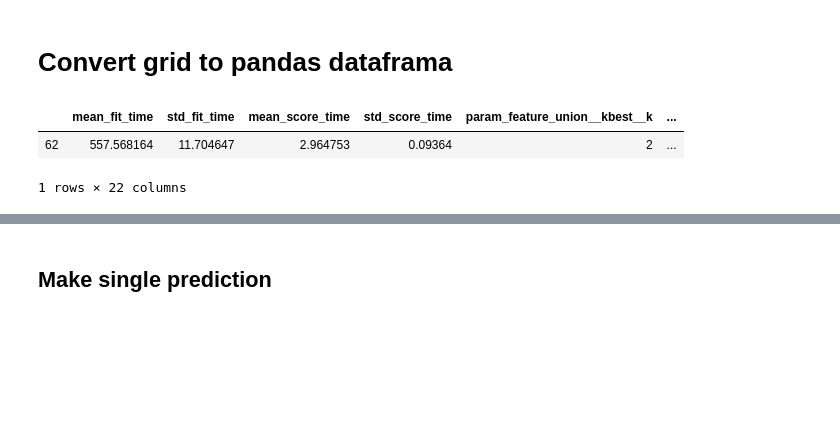
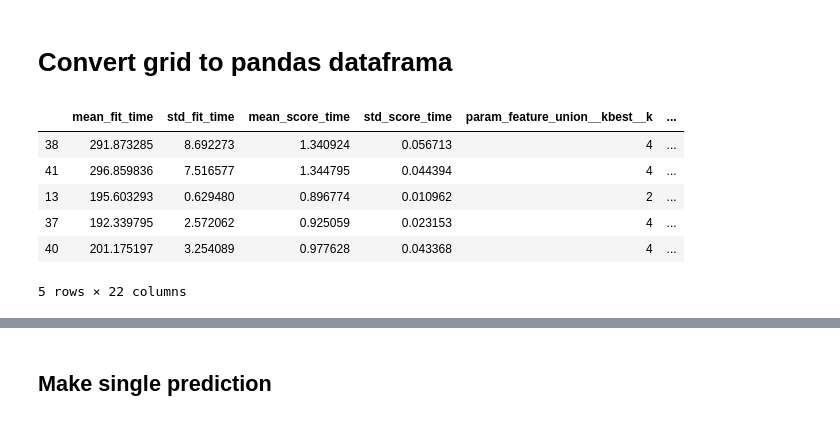
Before and after one commit to mmanning88/adoption_outcome_product, a Jupyter notebook: data_model/Prediction Modeling.ipynb, the cells around one changed output, grey strips where cells are left out. Cells and saved outputs as stored; diff of their text form; code cells hidden in the pictures; blank space fills up the shorter version.

```diff
--- a/data_model/Prediction Modeling.ipynb
+++ b/data_model/Prediction Modeling.ipynb
@@ -40,6 +54,6 @@ dataset =  dataset.loc[(dataset['outcome_type'] == 'Adoption')
 # %%
 x = dataset.filter(items=['sex', 'spay/neuter', 'mixed_breed', 'time_in_shelter_days_12',
-                         'coat', 'intake_hour', 'intake_weekday', 'intake_month', 'intake_year', 'age_upon_intake_age_group',
+                         'coat', 'intake_hour', 'intake_weekday', 'intake_month', 'intake_year', 'age_upon_outcome_(years)',
                          'intake_condition_clean', 'intake_type', 'Puppy/Dog_intake', 'Bully_breed'])
 
 # ['sex', 'spay/neuter', 'mixed_breed', 'breed', 'time_in_shelter_days_6', 'coat'
@@ -127,23 +114,19 @@ show()
 # %% [markdown]
 # Chain kbest feature extration to PCA with feature union
 # %%
-
-
 feature_union = FeatureUnion([
-    ('pca', PCA(n_components = 90)),
-    ('kbest', SelectKBest(k=2))
+    ('pca', PCA(n_components = 80)),
+    ('kbest', SelectKBest(k=4))
 ])
 
 prediction_model = Pipeline([
     ('feature_union', feature_union),
-    ('rf', RandomForestClassifier(n_estimators=500, criterion='entropy',
+    ('rf', RandomForestClassifier(n_estimators=300, criterion='entropy',
                                   class_weight='balanced_subsample', bootstrap=True,
                                   oob_score=True))
 ])
 
 
-
-
 prediction_model.fit(x_train, y_train)
 # %% [output]
 Pipeline(memory=None,
@@ -308,10 +268,10 @@ skplt.metrics.plot_confusion_matrix(y_test, rf_pred, figsize=(12,12))
 # %% [markdown]
 # Parameter tuning
 # %%
-criterion = ['gini', 'entropy']
-components = [80, 100, 105, 110]
-estimators = [100, 300, 500, 750]
-k = [0, 2, 4]
+criterion = ['entropy']
+components = [80, 90, 95, 100]
+estimators = [100, 200, 300]
+k = [1, 2, 3, 4]
 # %%
 from sklearn.multiclass import OneVsRestClassifier
 
@@ -332,7 +292,7 @@ rf_gridcv = GridSearchCV(prediction_model_tune, dict(feature_union__pca__n_compo
                                                      rf__estimator__criterion=criterion),
                          scoring='accuracy', cv=cv, return_train_score=True)
 # %%
-rf_gridcv.fit(x_train_scaled, y_train)
+rf_gridcv.fit(x_train, y_train)
 # %% [output]
 GridSearchCV(cv=StratifiedKFold(n_splits=4, random_state=None, shuffle=False),
              error_score='raise-deprecating',
@@ -361,12 +321,16 @@ jl.dump(rf_gridcv, 'Data/rfg4outcomes.pkl')
 # Convert grid to pandas dataframa
 # %%
 results = pd.DataFrame(rf_gridcv.cv_results_)
-results.sort_values(by='rank_test_score', ascending=False, inplace=True)
-results.tail(1)
+results.sort_values(by='rank_test_score', ascending=True, inplace=True)
+results.head(5)
 # %% [output]
 |  | mean_fit_time | std_fit_time | mean_score_time | std_score_time | param_feature_union__kbest__k | ... |
-| 62 | 557.568164 | 11.704647 | 2.964753 | 0.09364 | 2 | ... |
+| 38 | 291.873285 | 8.692273 | 1.340924 | 0.056713 | 4 | ... |
+| 41 | 296.859836 | 7.516577 | 1.344795 | 0.044394 | 4 | ... |
+| 13 | 195.603293 | 0.629480 | 0.896774 | 0.010962 | 2 | ... |
+| 37 | 192.339795 | 2.572062 | 0.925059 | 0.023153 | 4 | ... |
+| 40 | 201.175197 | 3.254089 | 0.977628 | 0.043368 | 4 | ... |
-1 rows × 22 columns
+5 rows × 22 columns
 # %%
 sns.set(font_scale=1.1)
 
```
Also changed, not shown: parts of 26 cells of this notebook, 2 other files.
